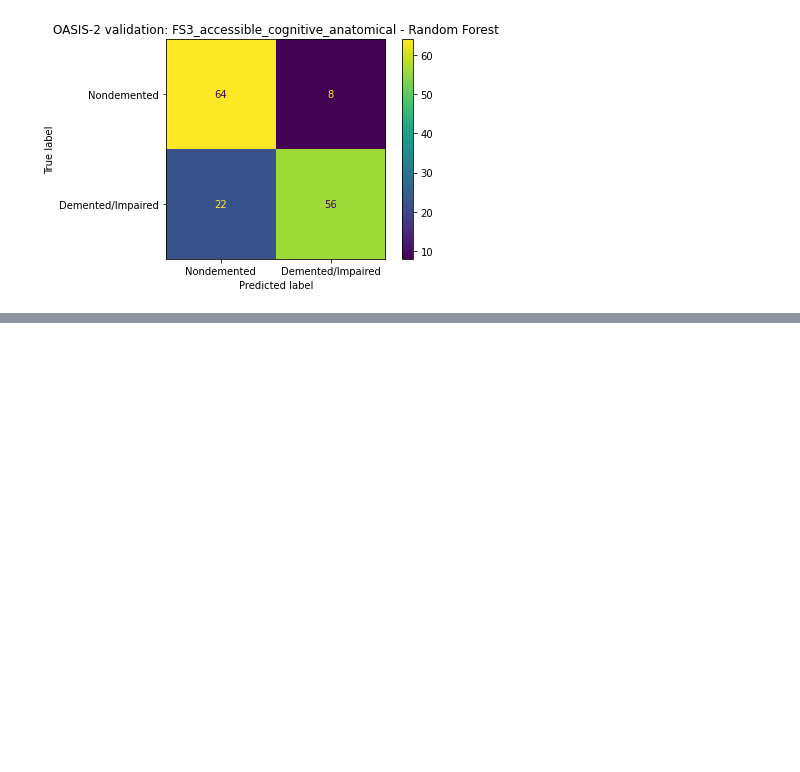
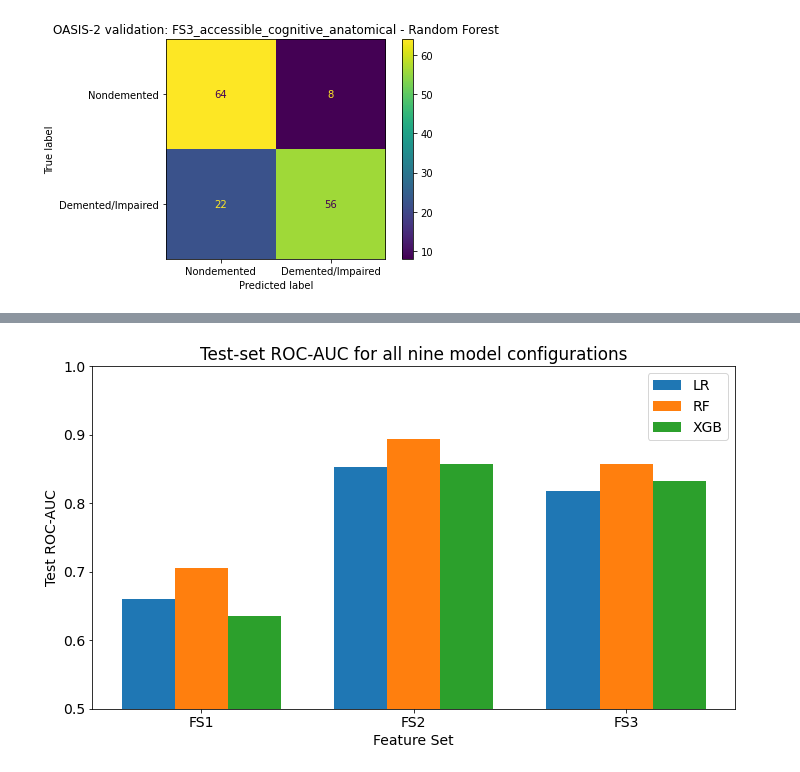
Before and after one commit to Merle16/Thesis-DS, a Jupyter notebook: notebooks/Pipeline.ipynb, the cells around one changed output, grey strips where cells are left out. Saved outputs shown, nothing was run; the diff lists cells and outputs as text; code cells hidden in the pictures; blank space fills up the shorter version.

```diff
--- a/notebooks/Pipeline.ipynb
+++ b/notebooks/Pipeline.ipynb
@@ -1123,0 +1302,34 @@ for feature_set_name, model_name in BEST_MODELS.items():
+# %%
+import matplotlib.pyplot as plt
+import numpy as np
+
+plt.rcParams.update({'font.size': 14})
+
+feature_sets = ['FS1', 'FS2', 'FS3']
+models = ['LR', 'RF', 'XGB']
+aucs = [
+    [0.660, 0.705, 0.635],  # FS1
+    [0.852, 0.894, 0.857],  # FS2
+    [0.818, 0.857, 0.832],  # FS3
+]
+
+x = np.arange(len(feature_sets))
+width = 0.25
+
+fig, ax = plt.subplots(figsize=(10, 6))
+for i, model in enumerate(models):
+    values = [aucs[j][i] for j in range(3)]
+    bars = ax.bar(x + i*width, values, width, label=model)
+
+ax.set_xlabel('Feature Set')
+ax.set_ylabel('Test ROC-AUC')
+ax.set_title('Test-set ROC-AUC for all nine model configurations')
+ax.set_xticks(x + width)
+ax.set_xticklabels(feature_sets)
+ax.legend()
+ax.set_ylim(0.5, 1.0)
+plt.tight_layout()
+plt.savefig('../results/9model.pdf', dpi=600, bbox_inches='tight')
+plt.show()
+# %% [output]
+[figure, added]
```
Also changed, not shown: parts of 10 cells of this notebook, 13 other files.
